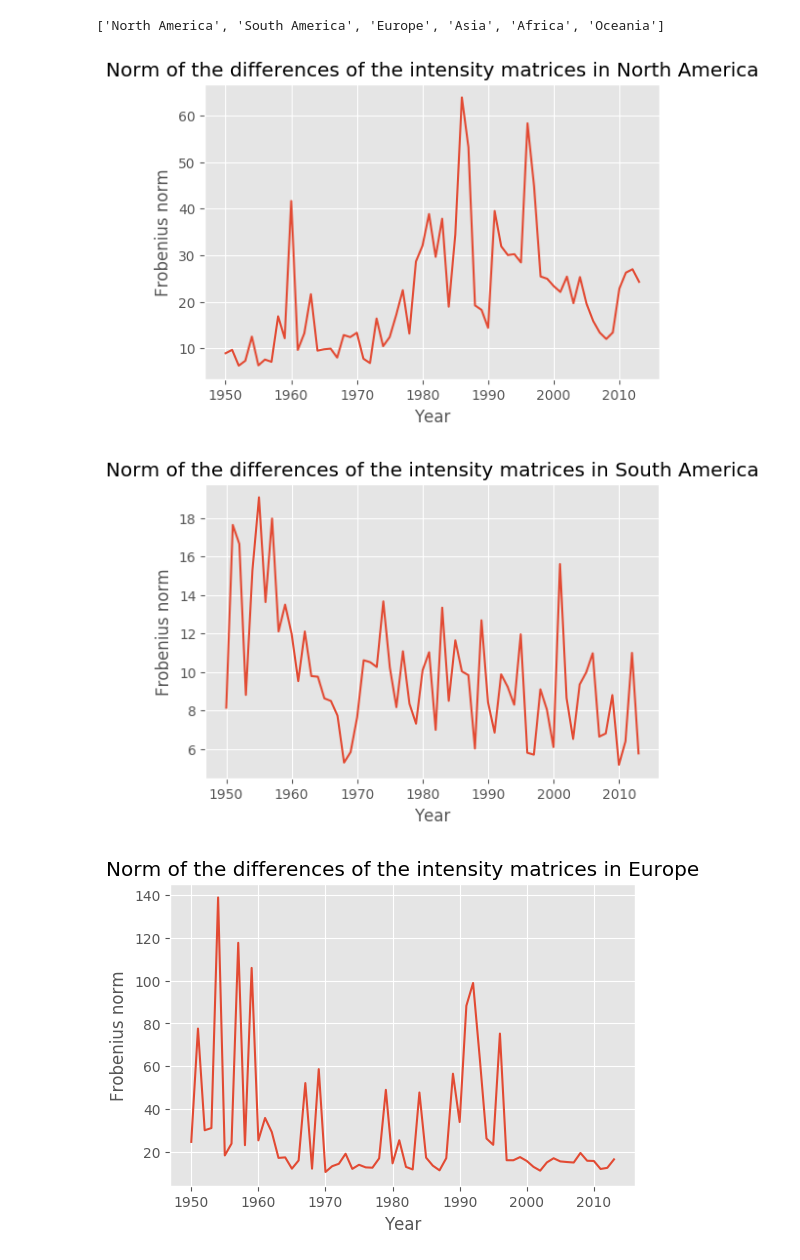
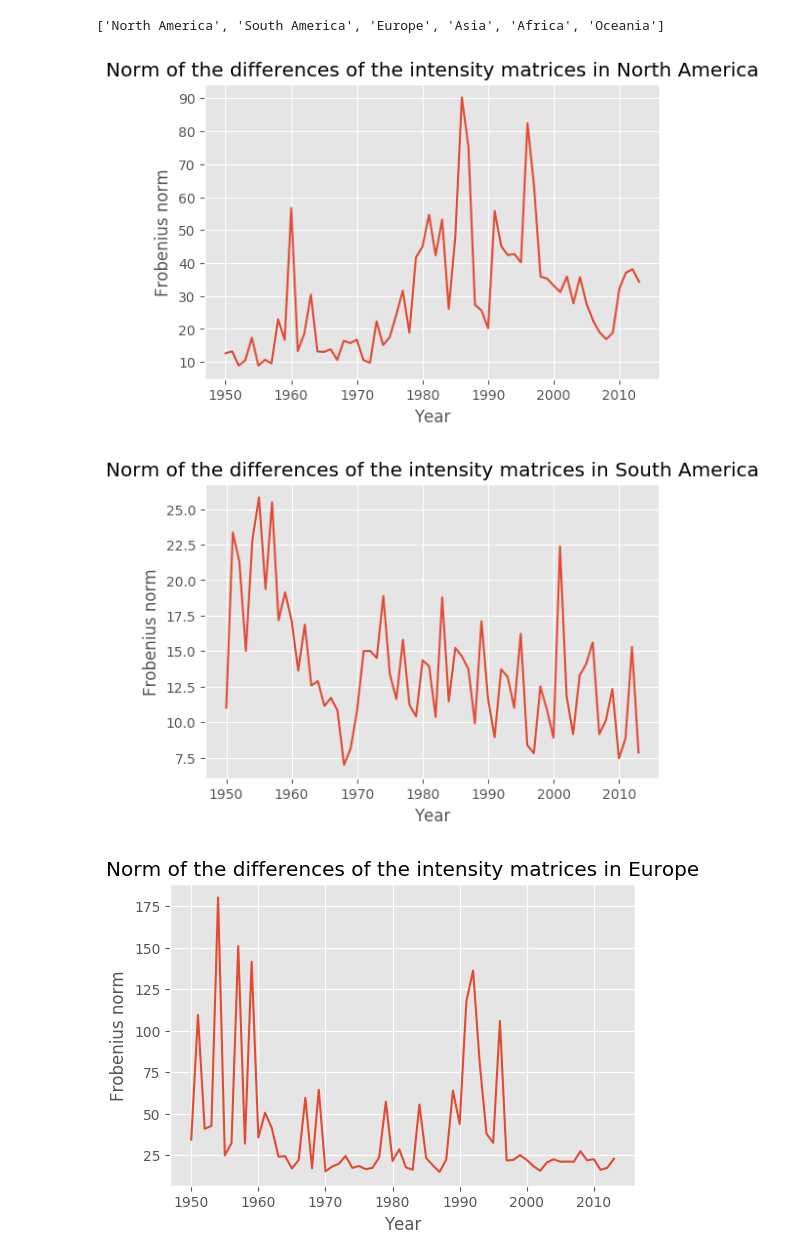
Before and after one commit to mathislinger/Network_data, a Jupyter notebook: mli.ipynb, the cells around one changed output. Cells and saved outputs as stored; diff of their text form; code cells hidden in the pictures.

```diff
--- a/mli.ipynb
+++ b/mli.ipynb
@@ -170,5 +182,5 @@ df = df[df.year>=1950].reset_index(drop=True)
 # %%
 # This gives us the proportion of importation of Country_A from Country_B at for each yer
 df['flow'] = df['flow'] / df.groupby(['year', 'Country_A'])['flow'].transform(sum) * 100
-# Replace NaN by 0
-df = df.fillna(0)
+# drop nan
+df = df.dropna().reset_index(drop=True)
@@ -179,13 +193,7 @@ list_intensity_matrix = []
 for i in list(df.year.unique()):
     inter_df = df[df.year==i]
     # Get squared similarity matrix
-    piv_not_averaged = pd.pivot_table(inter_df, values='flow', index=['Country_A'], columns=['Country_B'], fill_value=0)
-    mat_piv_not_averaged = piv_not_averaged.as_matrix()
-    mat_upper_tri = (mat_piv_not_averaged * np.triu(np.ones(mat_piv_not_averaged.shape))).T
-    mat_lower_tri = (mat_piv_not_averaged * np.triu(np.ones(mat_piv_not_averaged.shape)).T)
-    averaged_tri = (mat_lower_tri + mat_upper_tri) / 2
-    sym_matrix = averaged_tri + averaged_tri.T
-    list_intensity_matrix.append(pd.DataFrame(data=sym_matrix, index=piv_not_averaged.columns, columns=piv_not_averaged.columns))
+    list_intensity_matrix.append(pd.pivot_table(inter_df, values='flow', index=['Country_A'], columns=['Country_B'], fill_value=0))
 # %%
 diff_frobenius_norm = []
 for i in range(len(list_intensity_matrix)-1):
@@ -209,0 +241,6 @@ array([1954, 1991])
+# %%
+from pyculiarity import detect_ts
+import matplotlib.pyplot as plt
+import pandas as pd
+import matplotlib
+matplotlib.style.use('ggplot')
@@ -209,0 +284,19 @@ array([1954, 1991])
+# %%
+# Look at the pair of countries which contributed the most to the Frobenius norm of the difference matrix between
+# 1991 and 1992.
+threshold = 50
+
+diff_frobenius_norm = []
+for i in range(len(list_intensity_matrix)-1):
+    aligned_mat_left = list_intensity_matrix[i].align(list_intensity_matrix[i+1], join='inner')[0]
+    aligned_mat_right = list_intensity_matrix[i].align(list_intensity_matrix[i+1], join='inner')[1]
+    diff_df = abs(aligned_mat_left - aligned_mat_right)
+    # Select rows and columns which have a difference greater than the threshold
+    rows_to_keep = np.where((diff_df > threshold).sum(axis=1)>0)[0]
+    columns_to_keep = np.where((diff_df > threshold).sum(axis=0)>0)[0]
+    try:
+        diff_df_reduced = diff_df.iloc[rows_to_keep, columns_to_keep]
+        plt.figure()
+        sns.heatmap(diff_df_reduced, annot=False).set_title(list(df.year.unique())[:-1][i])
+    except:
+        continue
@@ -249,29 +358,25 @@ list(df.continent.unique())
 # %%
 years = list(continents_df[0].year.unique())
 for z, data in enumerate(continents_df):
     list_intensity_matrix = []
     for i in years:
         inter_df = data[data.year==i]
         # Get squared similarity matrix
         piv_not_averaged = pd.pivot_table(inter_df, values='flow', index=['Country_A'], columns=['Country_B'], fill_value=0)
         piv_not_averaged = piv_not_averaged.loc[:,piv_not_averaged.index]
-        mat_piv_not_averaged = piv_not_averaged.as_matrix()
-        mat_upper_tri = (mat_piv_not_averaged * np.triu(np.ones(mat_piv_not_averaged.shape))).T
-        mat_lower_tri = (mat_piv_not_averaged * np.triu(np.ones(mat_piv_not_averaged.shape)).T)
-        averaged_tri = (mat_lower_tri + mat_upper_tri) / 2
-        sym_matrix = averaged_tri + averaged_tri.T
+        sym_matrix = piv_not_averaged.as_matrix()
         list_intensity_matrix.append(pd.DataFrame(data=sym_matrix, index=piv_not_averaged.columns, columns=piv_not_averaged.columns))
     diff_frobenius_norm = []
     for i in range(len(list_intensity_matrix)-1):
         aligned_mat_left = list_intensity_matrix[i].align(list_intensity_matrix[i+1], join='inner')[0].as_matrix()
         aligned_mat_right = list_intensity_matrix[i].align(list_intensity_matrix[i+1], join='inner')[1].as_matrix()
         diff_frobenius_norm.append(np.linalg.norm(aligned_mat_left-aligned_mat_right, 'fro'))
     plt.plot(years[:-1], diff_frobenius_norm)
     plt.title('Norm of the differences of the intensity matrices in ' + list(df.continent.unique())[z])
     plt.xlabel('Year')
     plt.ylabel('Frobenius norm')
     plt.show()
 # %% [output]
-[figure, old version]
+[figure, new version]
-[figure, old version]
+[figure, new version]
-[figure, old version]
+[figure, new version]
```
Also changed, not shown: parts of 22 cells of this notebook, 2 other files.
